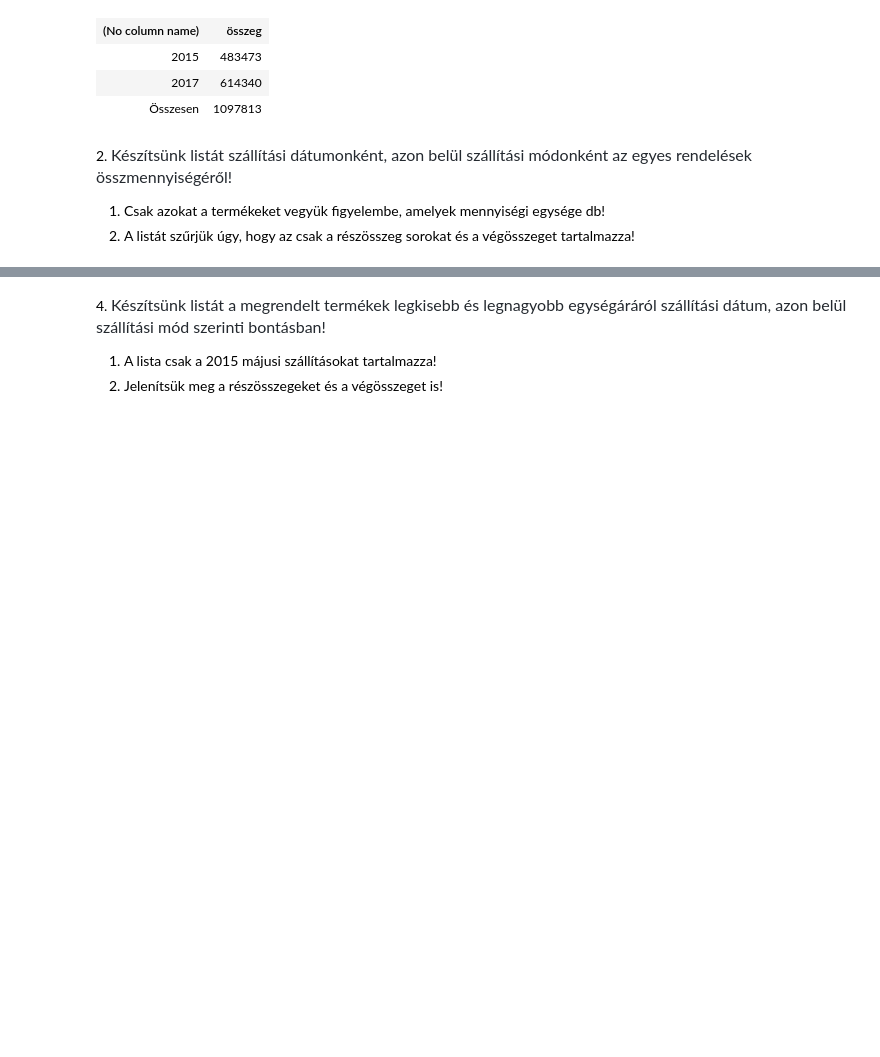
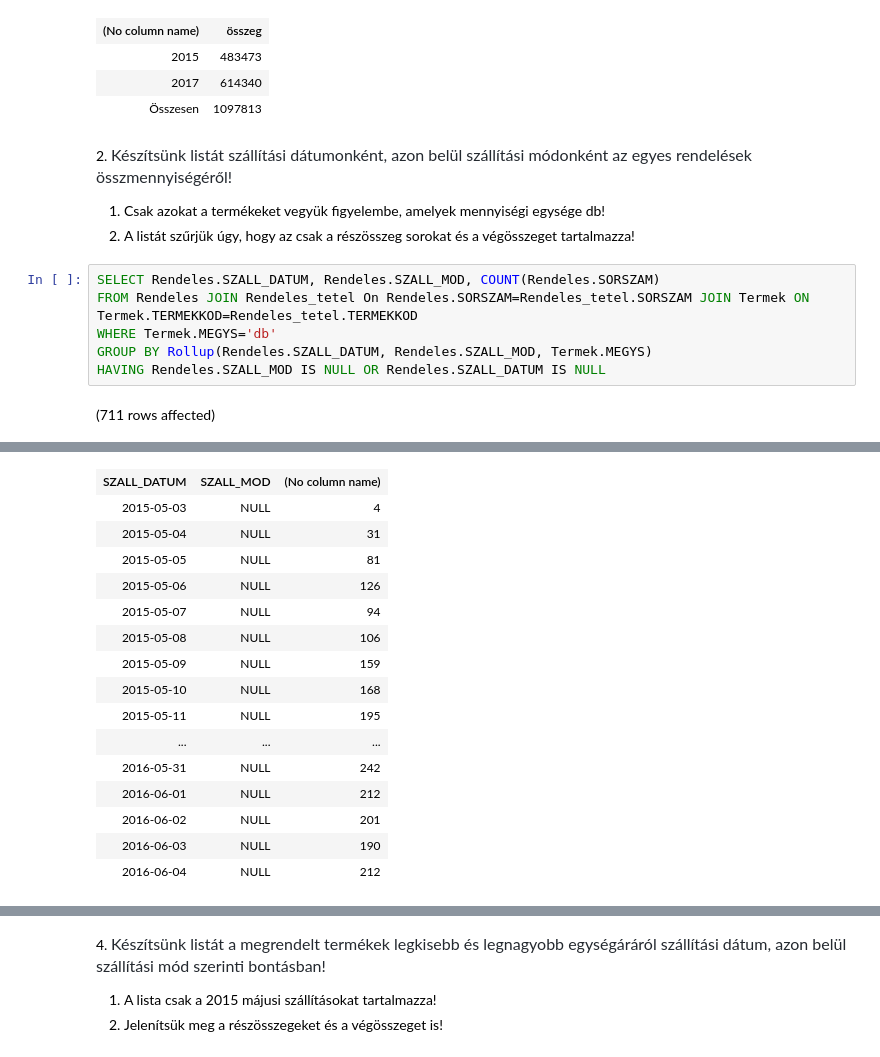
Before and after one commit to Tomi489/Adatbazisok, a Jupyter notebook: gyakorlat05_feladatok.ipynb, the cells around one changed output, grey strips where cells are left out. Saved outputs shown, nothing was run; the diff lists cells and outputs as text; blank space fills up the shorter version.

````diff
--- a/gyakorlat05_feladatok.ipynb
+++ b/gyakorlat05_feladatok.ipynb
@@ -20,3 +20,11 @@ Total execution time: 00:00:00.172
 
 1. Csak azokat a termékeket vegyük figyelembe, amelyek mennyiségi egysége db!
 2. A listát szűrjük úgy, hogy az csak a részösszeg sorokat és a végösszeget tartalmazza!
+# %%
+SELECT Rendeles.SZALL_DATUM, Rendeles.SZALL_MOD, COUNT(Rendeles.SORSZAM)
+FROM Rendeles JOIN Rendeles_tetel On Rendeles.SORSZAM=Rendeles_tetel.SORSZAM JOIN Termek ON Termek.TERMEKKOD=Rendeles_tetel.TERMEKKOD
+WHERE Termek.MEGYS='db'
+GROUP BY Rollup(Rendeles.SZALL_DATUM, Rendeles.SZALL_MOD, Termek.MEGYS)
+HAVING Rendeles.SZALL_MOD IS NULL OR Rendeles.SZALL_DATUM IS NULL
+# %% [output]
+(711 rows affected)
@@ -23,3 +32,19 @@ Total execution time: 00:00:00.172
+| SZALL_DATUM | SZALL_MOD | (No column name) |
+| 2015-05-03 | NULL | 4 |
+| 2015-05-04 | NULL | 31 |
+| 2015-05-05 | NULL | 81 |
+| 2015-05-06 | NULL | 126 |
+| 2015-05-07 | NULL | 94 |
+| 2015-05-08 | NULL | 106 |
+| 2015-05-09 | NULL | 159 |
+| 2015-05-10 | NULL | 168 |
+| 2015-05-11 | NULL | 195 |
+| ... | ... | ... |
+| 2016-05-31 | NULL | 242 |
+| 2016-06-01 | NULL | 212 |
+| 2016-06-02 | NULL | 201 |
+| 2016-06-03 | NULL | 190 |
+| 2016-06-04 | NULL | 212 |
 # %% [markdown]
 ```
 3. Hány olyan ügyfél van, aki még nem rendelt semmit?
````
Also changed, not shown: parts of 1 cell of this notebook.
